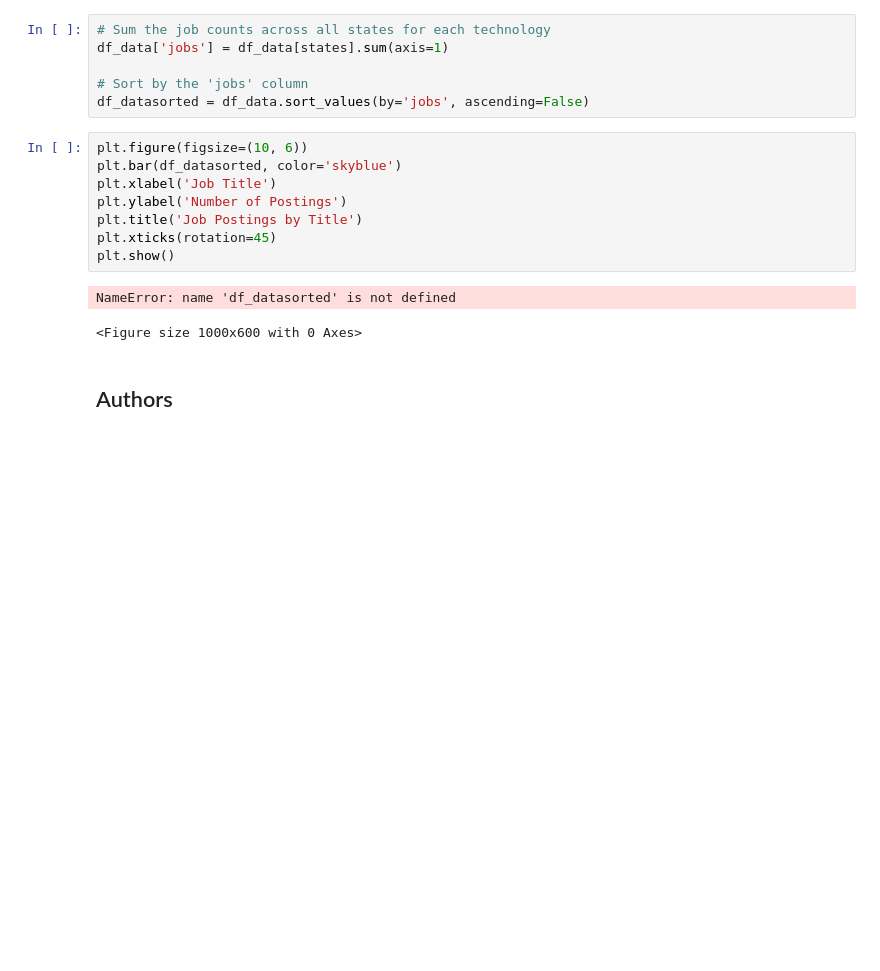
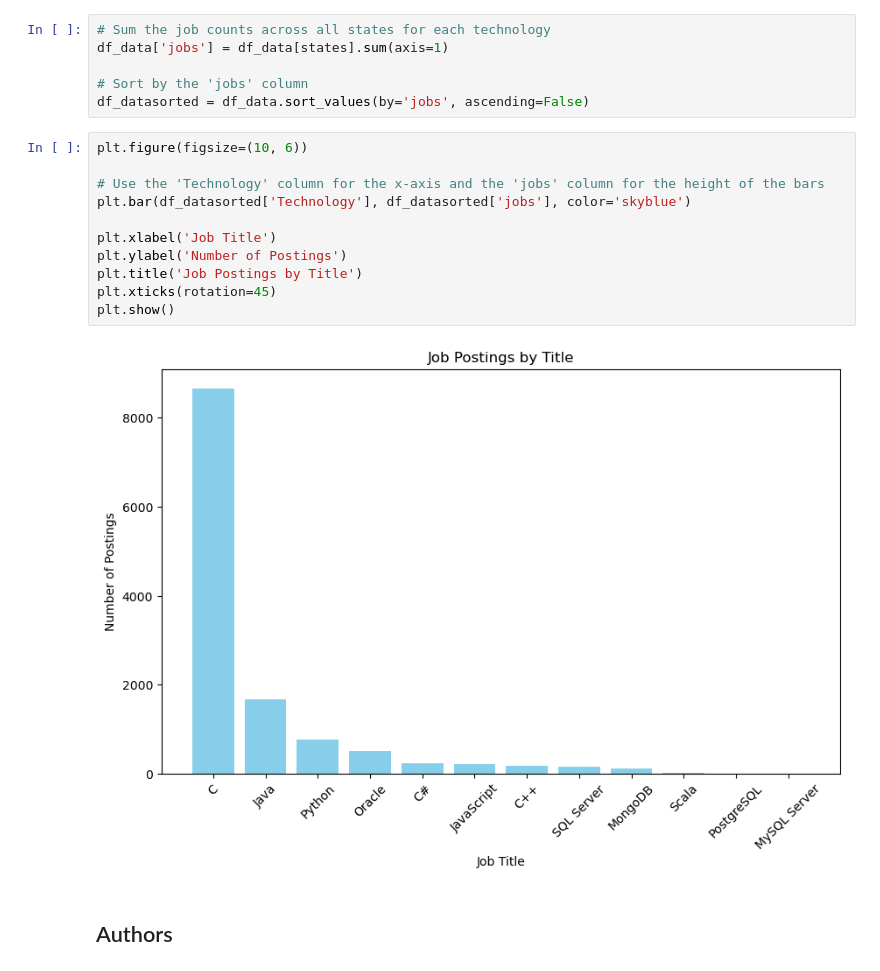
Before and after one commit to hpourmand/Data-Analyst-Capstone-Project, a Jupyter notebook: Collecting_job_data_using_APIs-Lab.ipynb, the cells around one changed output. Cells and saved outputs as stored; diff of their text form; blank space fills up the shorter version.

```diff
--- a/Collecting_job_data_using_APIs-Lab.ipynb
+++ b/Collecting_job_data_using_APIs-Lab.ipynb
@@ -318,15 +318,17 @@ df_data['jobs'] = df_data[states].sum(axis=1)
 df_datasorted = df_data.sort_values(by='jobs', ascending=False)
 # %%
 plt.figure(figsize=(10, 6))
-plt.bar(df_datasorted, color='skyblue')
+
+# Use the 'Technology' column for the x-axis and the 'jobs' column for the height of the bars
+plt.bar(df_datasorted['Technology'], df_datasorted['jobs'], color='skyblue')
+
 plt.xlabel('Job Title')
 plt.ylabel('Number of Postings')
 plt.title('Job Postings by Title')
 plt.xticks(rotation=45)
 plt.show()
 # %% [output]
-NameError: name 'df_datasorted' is not defined
-<Figure size 1000x600 with 0 Axes>
+[figure, added]
 # %% [markdown]
 ## Authors
 # %% [markdown]
```
